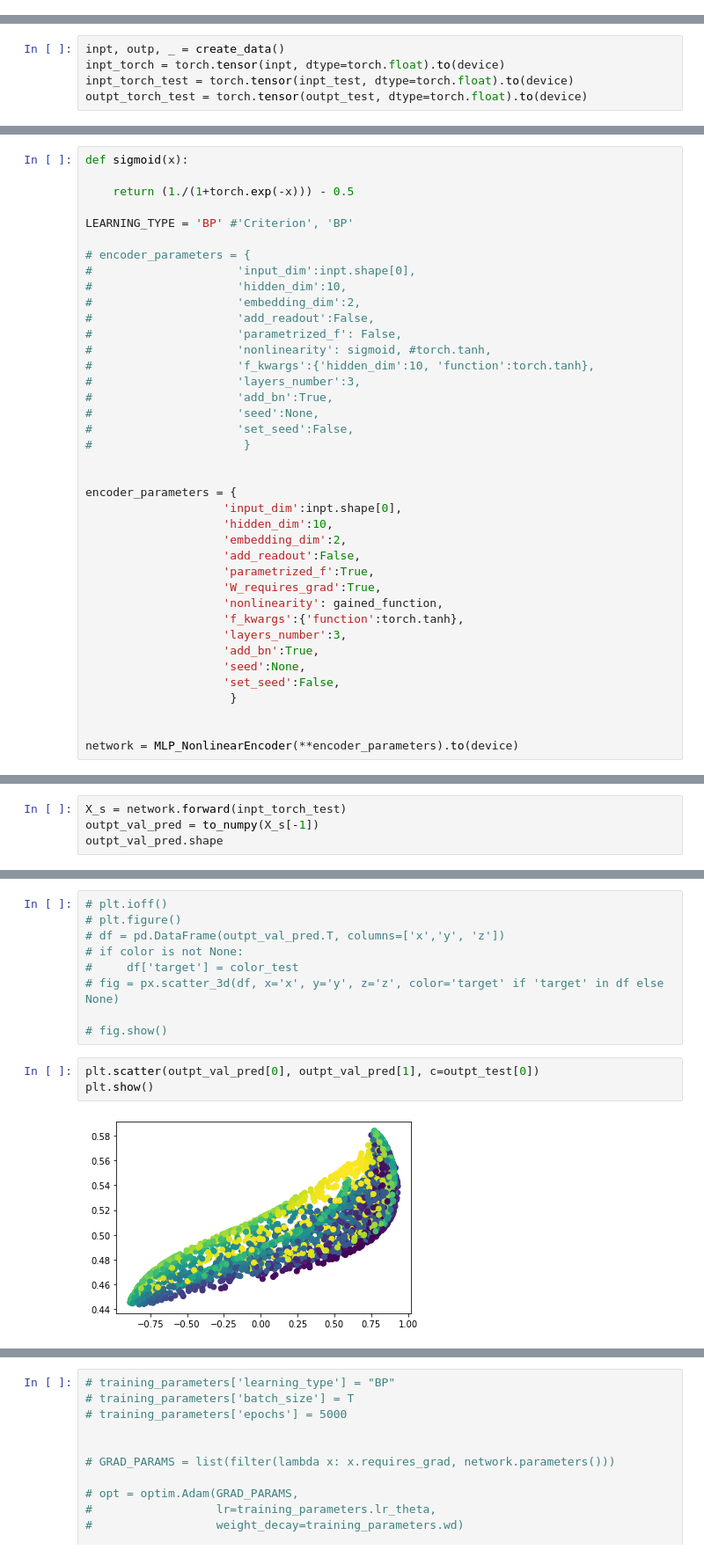
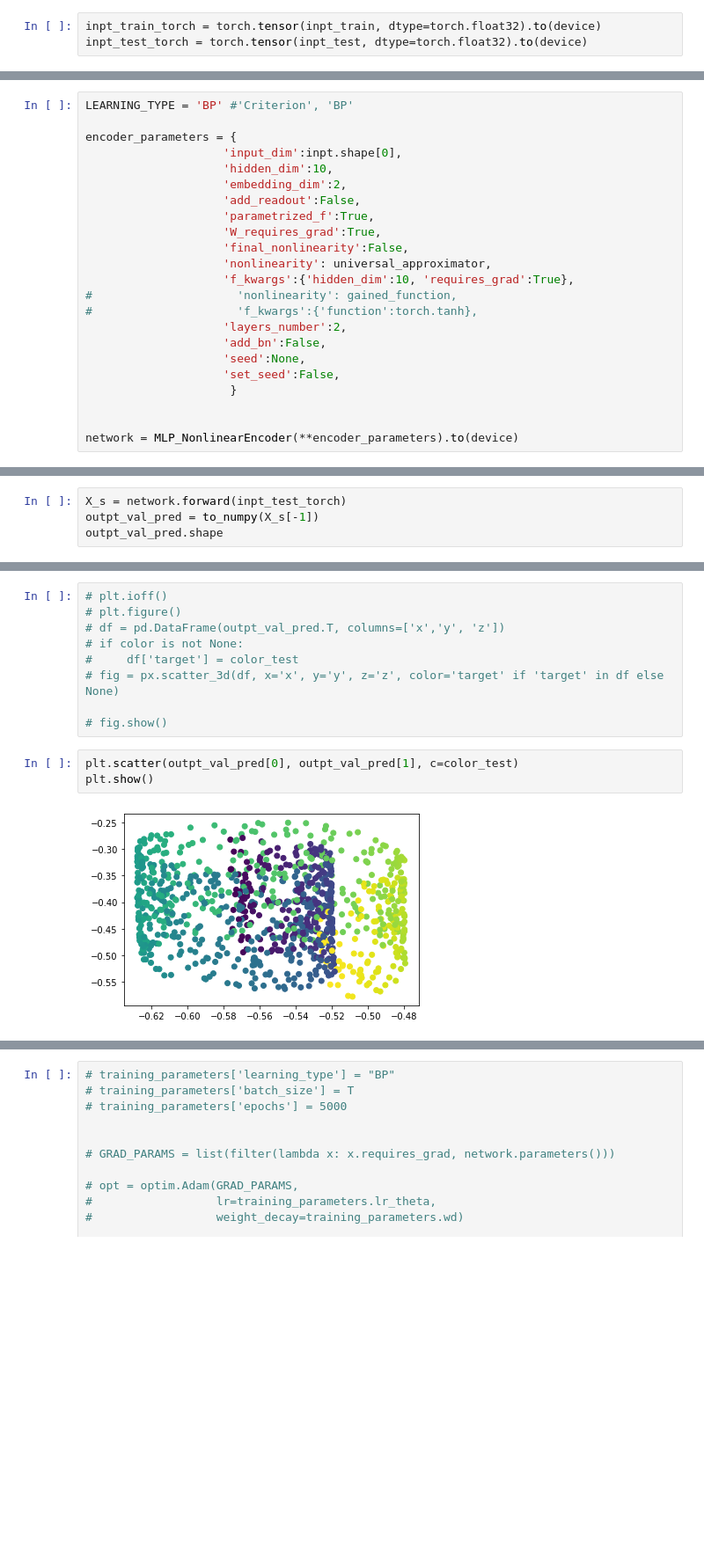
Before and after one commit to blufzzz/NonlinearHebbianPlasticity, a Jupyter notebook: mlp_nonlinear.ipynb, the cells around one changed output, grey strips where cells are left out. Shown at 88% size. Saved outputs shown, nothing was run; the diff lists cells and outputs as text; blank space fills up the shorter version.

```diff
--- a/mlp_nonlinear.ipynb
+++ b/mlp_nonlinear.ipynb
@@ -134,0 +113,3 @@ inpt_test.max(1), inpt_test.min(1), inpt_test@inpt_test.T / inpt_test.shape[1]
+# %%
+inpt_train_torch = torch.tensor(inpt_train, dtype=torch.float32).to(device)
+inpt_test_torch = torch.tensor(inpt_test, dtype=torch.float32).to(device)
@@ -247,11 +188,6 @@ plt.show()
 # output_sort = np.argsort(y)
 # plt.plot(y[output_sort])
 # plt.plot(est.predict(X)[output_sort], alpha=0.5)
-# %%
-inpt, outp, _ = create_data()
-inpt_torch = torch.tensor(inpt, dtype=torch.float).to(device)
-inpt_torch_test = torch.tensor(inpt_test, dtype=torch.float).to(device)
-outpt_torch_test = torch.tensor(outpt_test, dtype=torch.float).to(device)
 # %%
 # perplexities = [10,20,30,40]
 
@@ -437,26 +205,7 @@ class MLP_NonlinearEncoder(nn.Module):
 # J_s = [get_k_th_moment(4)]
 # dJ_function = dJ_criterion(J_s)
 # %%
-def sigmoid(x):
-
-    return (1./(1+torch.exp(-x))) - 0.5
-
 LEARNING_TYPE = 'BP' #'Criterion', 'BP'
-
-# encoder_parameters = {
-#                     'input_dim':inpt.shape[0],
-#                     'hidden_dim':10,
-#                     'embedding_dim':2,
-#                     'add_readout':False,
-#                     'parametrized_f': False,
-#                     'nonlinearity': sigmoid, #torch.tanh,
-#                     'f_kwargs':{'hidden_dim':10, 'function':torch.tanh},
-#                     'layers_number':3,
-#                     'add_bn':True,
-#                     'seed':None,
-#                     'set_seed':False,
-#                      }
-
 
 encoder_parameters = {
                     'input_dim':inpt.shape[0],
@@ -465,10 +214,13 @@ encoder_parameters = {
                     'add_readout':False,
                     'parametrized_f':True,
                     'W_requires_grad':True,
-                    'nonlinearity': gained_function,
-                    'f_kwargs':{'function':torch.tanh},
-                    'layers_number':3,
-                    'add_bn':True,
+                    'final_nonlinearity':False,
+                    'nonlinearity': universal_approximator,
+                    'f_kwargs':{'hidden_dim':10, 'requires_grad':True},
+#                     'nonlinearity': gained_function,
+#                     'f_kwargs':{'function':torch.tanh},
+                    'layers_number':2,
+                    'add_bn':False,
                     'seed':None,
                     'set_seed':False,
                      }
@@ -508,5 +252,5 @@ f_s.2.theta_bias torch.Size([2, 1]) requires_grad: True
 # %%
-X_s = network.forward(inpt_torch_test)
+X_s = network.forward(inpt_test_torch)
 outpt_val_pred = to_numpy(X_s[-1])
 outpt_val_pred.shape
 # %% [output]
@@ -521,7 +277,7 @@ outpt_val_pred.shape
 
 # fig.show()
 # %%
-plt.scatter(outpt_val_pred[0], outpt_val_pred[1], c=outpt_test[0])
+plt.scatter(outpt_val_pred[0], outpt_val_pred[1], c=color_test)
 plt.show()
 # %% [output]
-[figure, old version]
+[figure, new version]
```
Also changed, not shown: parts of 59 cells of this notebook, 11 other files.
